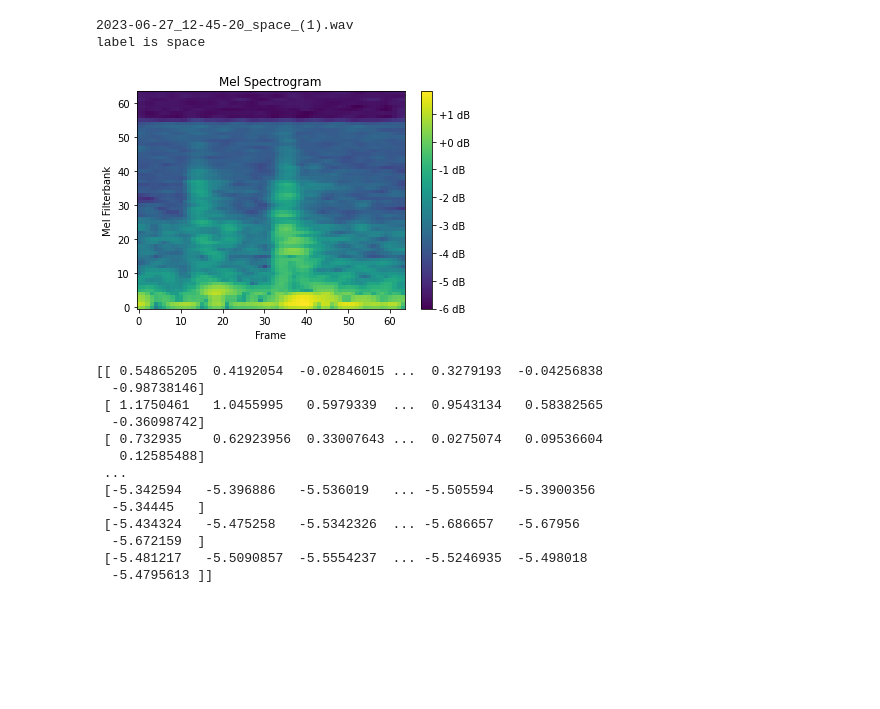
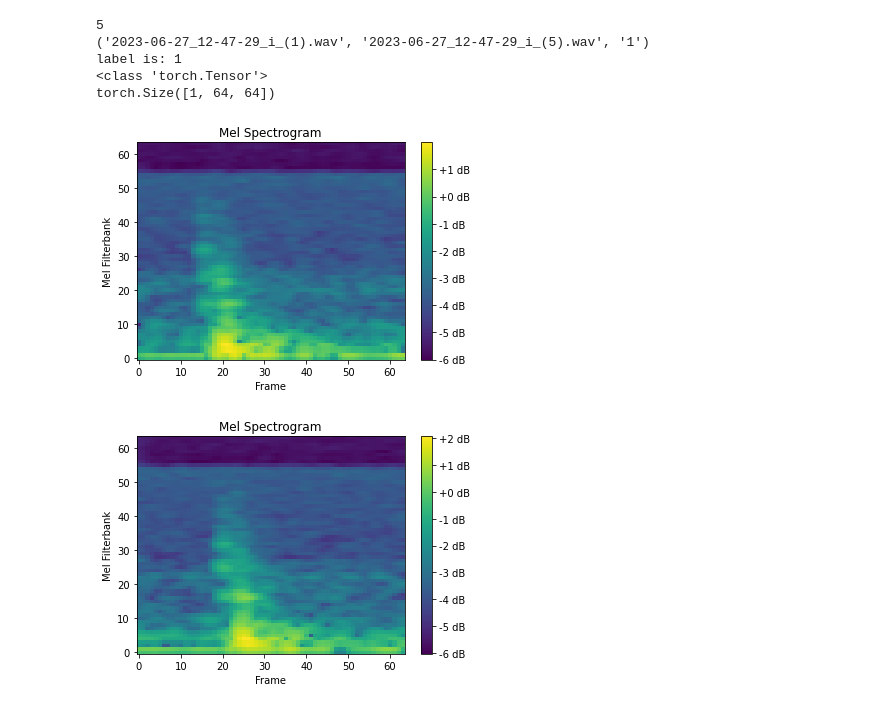
Before and after one commit to OskarPilkington/Audio-Keyboard-Sniffer, a Jupyter notebook: siamese_keysniffer.ipynb, the cells around one changed output. Saved outputs shown, nothing was run; the diff lists cells and outputs as text; code cells hidden in the pictures; blank space fills up the shorter version.

```diff
--- a/siamese_keysniffer.ipynb
+++ b/siamese_keysniffer.ipynb
@@ -63,34 +92,44 @@ class SiameseDataset(Dataset):
 i = 0
 # %%
 # Create an instance of the dataset
-dataset = SiameseDataset("output")
-mel_spectrogram = dataset[i]
+dataset = SiameseDataset("output", "key_press_pairs.csv")
+print(i)
+mel_spectrogram_0, mel_spectrogram_1, label = dataset[i]
 i += 1
+
+# DEBUG
+print(type(mel_spectrogram_0))
+print(mel_spectrogram_0.shape)
+
+# Squeeze data
+mel_spectrogram_0 = torch.squeeze(mel_spectrogram_0)
+mel_spectrogram_1 = torch.squeeze(mel_spectrogram_1)
 
 
 # Visualize the Mel spectrogram
-plt.imshow(mel_spectrogram, aspect='auto', origin='lower')
+mel_spectrogram_0 = mel_spectrogram_0.numpy()
+plt.imshow(mel_spectrogram_0, aspect='auto', origin='lower')
 plt.colorbar(format='%+2.0f dB')
 plt.xlabel('Frame')
 plt.ylabel('Mel Filterbank')
 plt.title('Mel Spectrogram')
 plt.show()
 
-print(mel_spectrogram)
+# Visualize the Mel spectrogram
+mel_spectrogram_1 = mel_spectrogram_1.numpy()
+plt.imshow(mel_spectrogram_1, aspect='auto', origin='lower')
+plt.colorbar(format='%+2.0f dB')
+plt.xlabel('Frame')
+plt.ylabel('Mel Filterbank')
+plt.title('Mel Spectrogram')
+plt.show()
+
+# print(torch.from_numpy(mel_spectrogram_0))
 # %% [output]
-2023-06-27_12-45-20_space_(1).wav
-label is space
+5
+('2023-06-27_12-47-29_i_(1).wav', '2023-06-27_12-47-29_i_(5).wav', '1')
+label is: 1
+<class 'torch.Tensor'>
+torch.Size([1, 64, 64])
-[figure, old version]
+[figure, new version]
-[[ 0.54865205  0.4192054  -0.02846015 ...  0.3279193  -0.04256838
-  -0.98738146]
- [ 1.1750461   1.0455995   0.5979339  ...  0.9543134   0.58382565
-  -0.36098742]
- [ 0.732935    0.62923956  0.33007643 ...  0.0275074   0.09536604
-   0.12585488]
- ...
- [-5.342594   -5.396886   -5.536019   ... -5.505594   -5.3900356
-  -5.34445   ]
- [-5.434324   -5.475258   -5.5342326  ... -5.686657   -5.67956
-  -5.672159  ]
- [-5.481217   -5.5090857  -5.5554237  ... -5.5246935  -5.498018
-  -5.4795613 ]]
+[figure, added]
```
Also changed, not shown: parts of 6 cells of this notebook, 3 other files.
